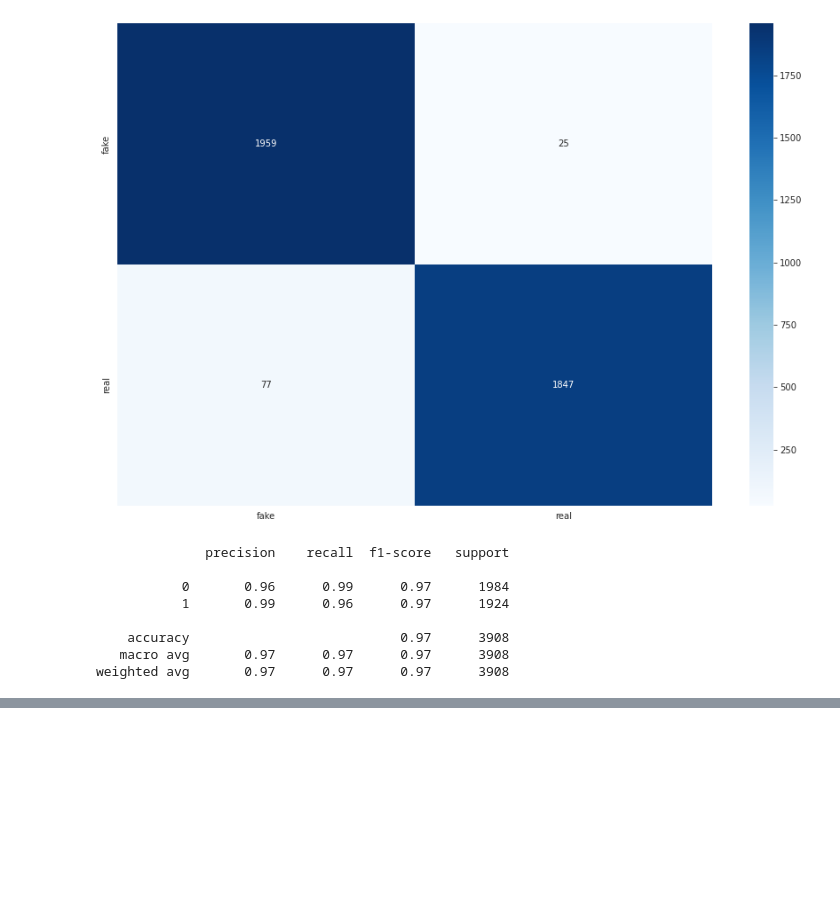
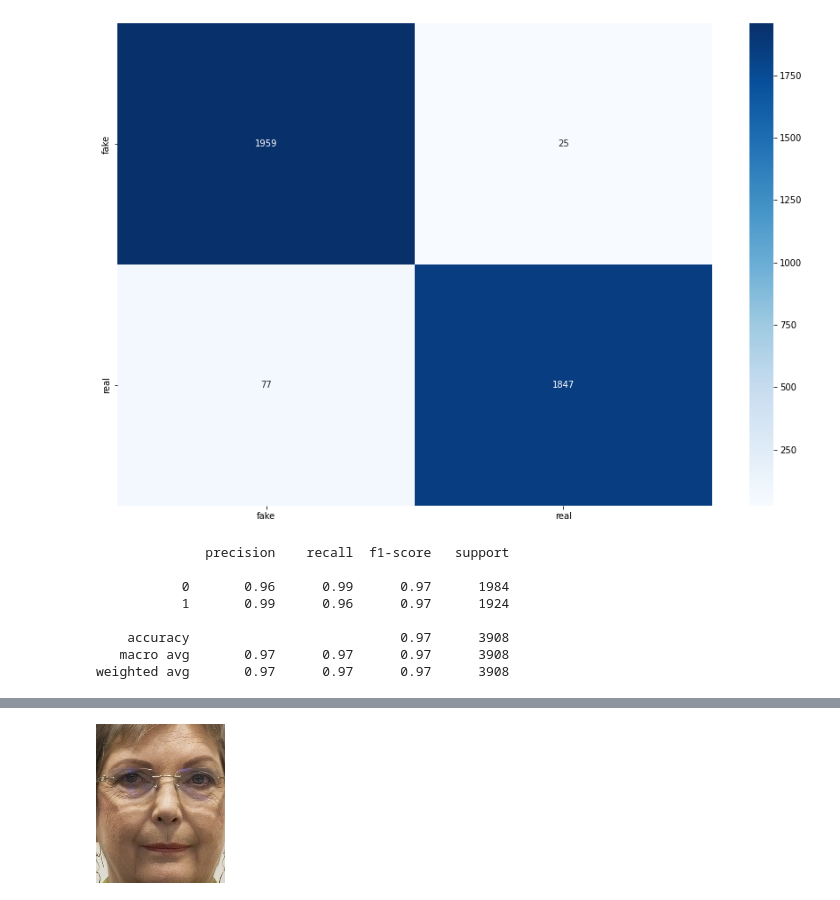
Before and after one commit to earthlovebpt/myprojects, a Jupyter notebook: Fake_face_classification.ipynb, the cells around one changed output, grey strips where cells are left out. Cells and saved outputs as stored; diff of their text form; code cells hidden in the pictures; blank space fills up the shorter version.

```diff
--- a/Fake_face_classification.ipynb
+++ b/Fake_face_classification.ipynb
@@ -719,0 +759,7 @@ save_and_display_gradcam(img_path, heatmap)
+# %%
+path = '/content/content/crop_img/test'
+img_path = path + '/' + 'real/67220.jpg'
+
+Image(img_path)
+# %% [output]
+[figure, added]
```
Also changed, not shown: parts of 18 cells of this notebook.
